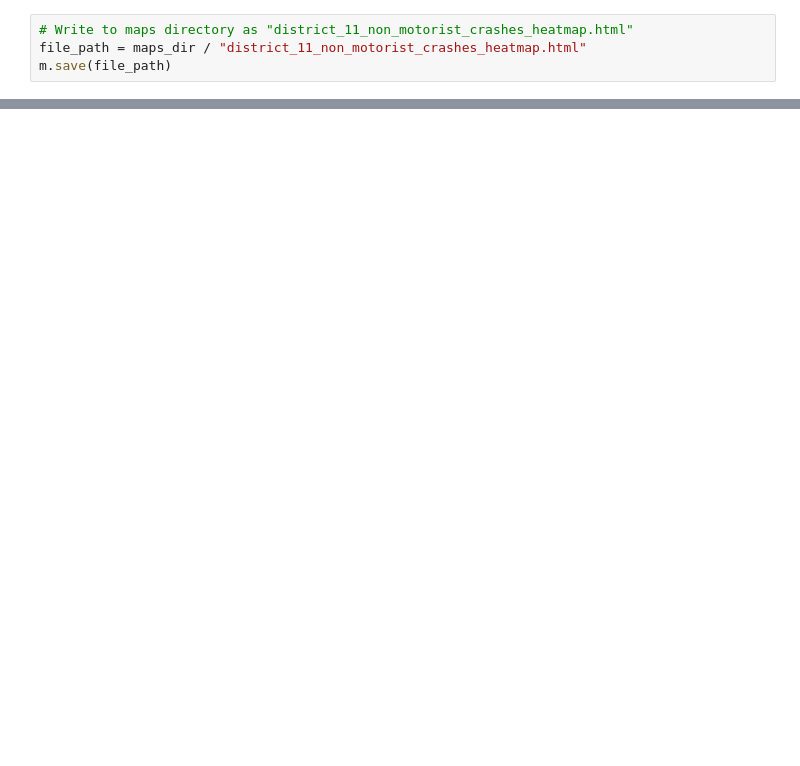
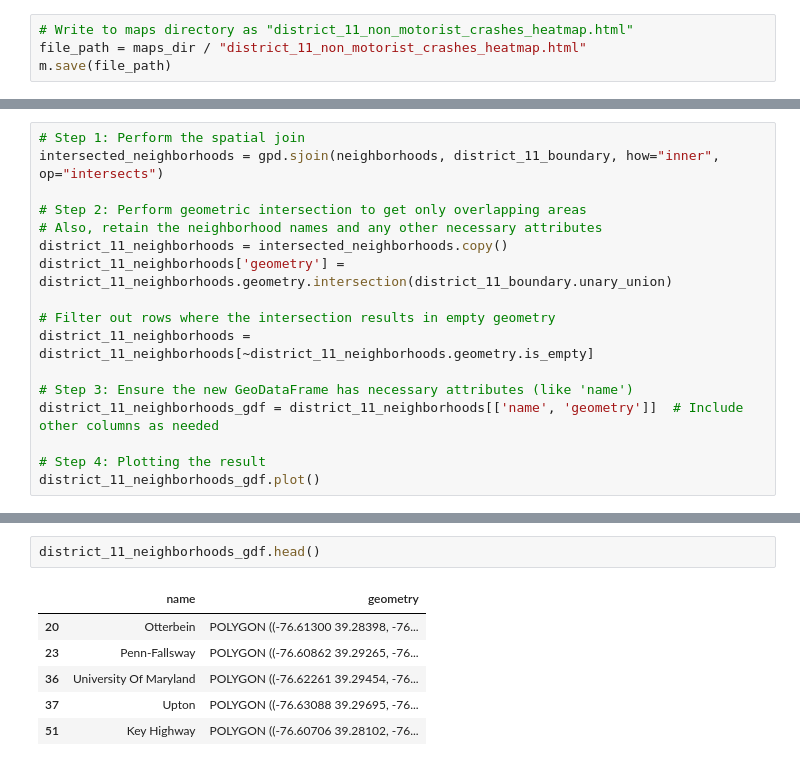
Before and after one commit to fedderw/baltimore-city-crash-analysis, a Jupyter notebook: map.ipynb, the cells around one changed output, grey strips where cells are left out. Cells and saved outputs as stored; diff of their text form; blank space fills up the shorter version.

```diff
--- a/map.ipynb
+++ b/map.ipynb
@@ -66,0 +139,17 @@ m.save(file_path)
+# %%
+# Step 1: Perform the spatial join
+intersected_neighborhoods = gpd.sjoin(neighborhoods, district_11_boundary, how="inner", op="intersects")
+
+# Step 2: Perform geometric intersection to get only overlapping areas
+# Also, retain the neighborhood names and any other necessary attributes
+district_11_neighborhoods = intersected_neighborhoods.copy()
+district_11_neighborhoods['geometry'] = district_11_neighborhoods.geometry.intersection(district_11_boundary.unary_union)
+
+# Filter out rows where the intersection results in empty geometry
+district_11_neighborhoods = district_11_neighborhoods[~district_11_neighborhoods.geometry.is_empty]
+
+# Step 3: Ensure the new GeoDataFrame has necessary attributes (like 'name')
+district_11_neighborhoods_gdf = district_11_neighborhoods[['name', 'geometry']]  # Include other columns as needed
+
+# Step 4: Plotting the result
+district_11_neighborhoods_gdf.plot()
@@ -66,0 +159,9 @@ m.save(file_path)
+# %%
+district_11_neighborhoods_gdf.head()
+# %% [output]
+|  | name | geometry |
+| 20 | Otterbein | POLYGON ((-76.61300 39.28398, -76... |
+| 23 | Penn-Fallsway | POLYGON ((-76.60862 39.29265, -76... |
+| 36 | University Of Maryland | POLYGON ((-76.62261 39.29454, -76... |
+| 37 | Upton | POLYGON ((-76.63088 39.29695, -76... |
+| 51 | Key Highway | POLYGON ((-76.60706 39.28102, -76... |
```
Also changed, not shown: parts of 14 cells of this notebook, 33 other files.
